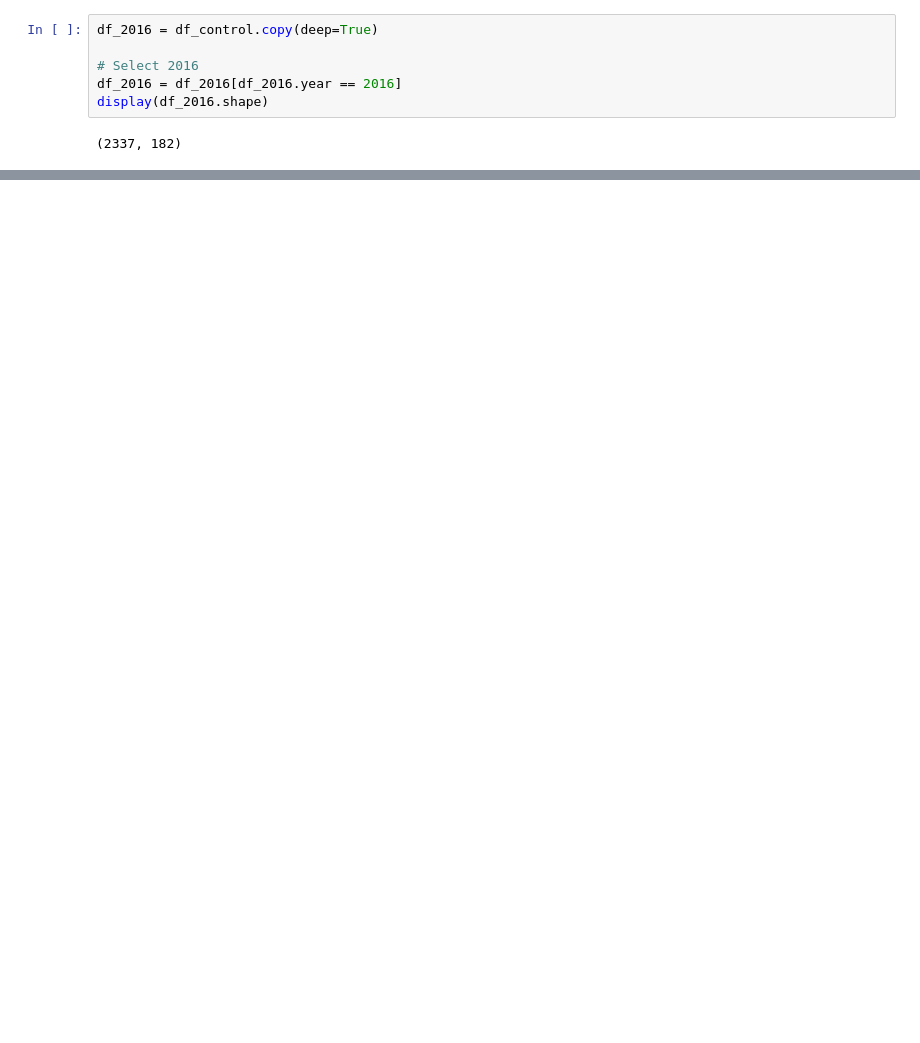
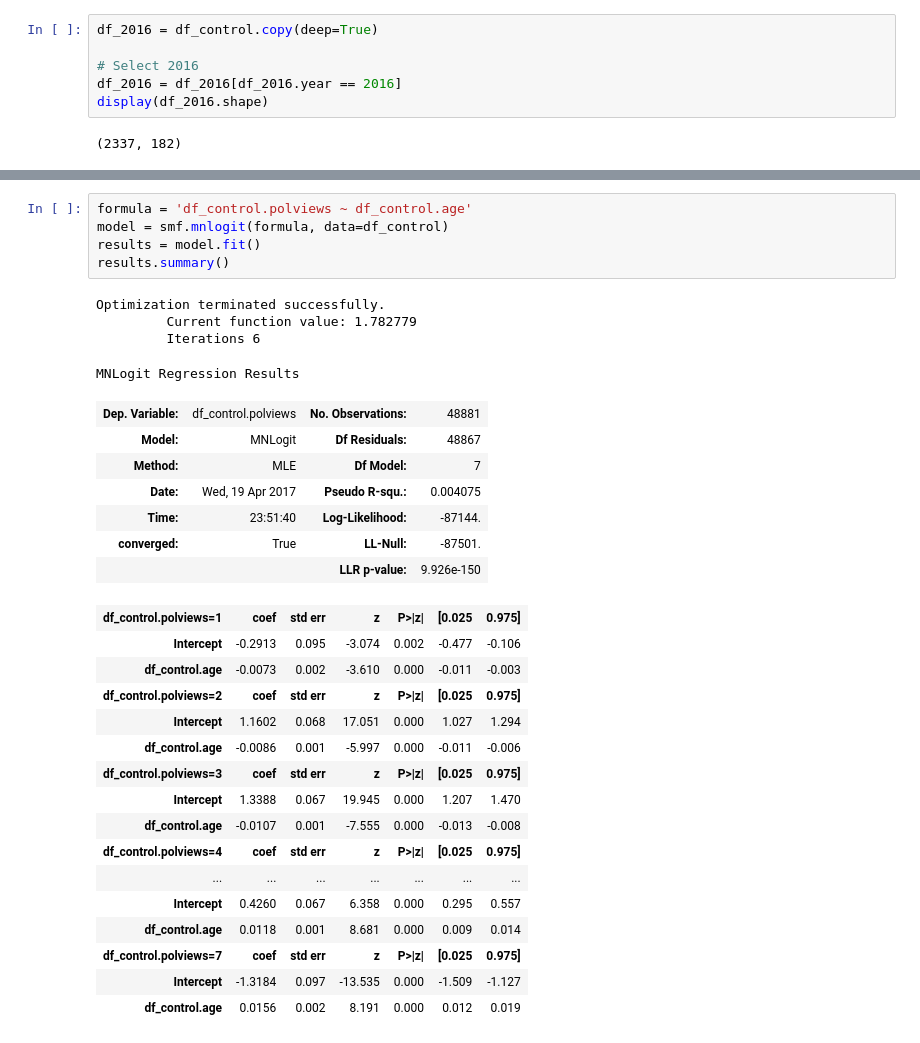
Before and after one commit to Faadal/data_science_politics, a Jupyter notebook: report3_exploration.ipynb, the cells around one changed output, grey strips where cells are left out. Cells and saved outputs as stored; diff of their text form; blank space fills up the shorter version.

Commit message:
ran more regressions

```diff
--- a/report3_exploration.ipynb
+++ b/report3_exploration.ipynb
@@ -189,0 +190,33 @@ MNLogit Regression Results
+# %%
+formula = 'df_control.polviews ~ df_control.age'
+model = smf.mnlogit(formula, data=df_control)
+results = model.fit()
+results.summary()
+# %% [output]
+Optimization terminated successfully.
+         Current function value: 1.782779
+         Iterations 6
+MNLogit Regression Results
+| Dep. Variable: | df_control.polviews | No. Observations: | 48881 |
+| Model: | MNLogit | Df Residuals: | 48867 |
+| Method: | MLE | Df Model: | 7 |
+| Date: | Wed, 19 Apr 2017 | Pseudo R-squ.: | 0.004075 |
+| Time: | 23:51:40 | Log-Likelihood: | -87144. |
+| converged: | True | LL-Null: | -87501. |
+|  |  | LLR p-value: | 9.926e-150 |
+| df_control.polviews=1 | coef | std err | z | P>|z| | [0.025 | 0.975] |
+| Intercept | -0.2913 | 0.095 | -3.074 | 0.002 | -0.477 | -0.106 |
+| df_control.age | -0.0073 | 0.002 | -3.610 | 0.000 | -0.011 | -0.003 |
+| df_control.polviews=2 | coef | std err | z | P>|z| | [0.025 | 0.975] |
+| Intercept | 1.1602 | 0.068 | 17.051 | 0.000 | 1.027 | 1.294 |
+| df_control.age | -0.0086 | 0.001 | -5.997 | 0.000 | -0.011 | -0.006 |
+| df_control.polviews=3 | coef | std err | z | P>|z| | [0.025 | 0.975] |
+| Intercept | 1.3388 | 0.067 | 19.945 | 0.000 | 1.207 | 1.470 |
+| df_control.age | -0.0107 | 0.001 | -7.555 | 0.000 | -0.013 | -0.008 |
+| df_control.polviews=4 | coef | std err | z | P>|z| | [0.025 | 0.975] |
+| ... | ... | ... | ... | ... | ... | ... |
+| Intercept | 0.4260 | 0.067 | 6.358 | 0.000 | 0.295 | 0.557 |
+| df_control.age | 0.0118 | 0.001 | 8.681 | 0.000 | 0.009 | 0.014 |
+| df_control.polviews=7 | coef | std err | z | P>|z| | [0.025 | 0.975] |
+| Intercept | -1.3184 | 0.097 | -13.535 | 0.000 | -1.509 | -1.127 |
+| df_control.age | 0.0156 | 0.002 | 8.191 | 0.000 | 0.012 | 0.019 |
```
Also changed, not shown: parts of 5 cells of this notebook, 1 other file.
